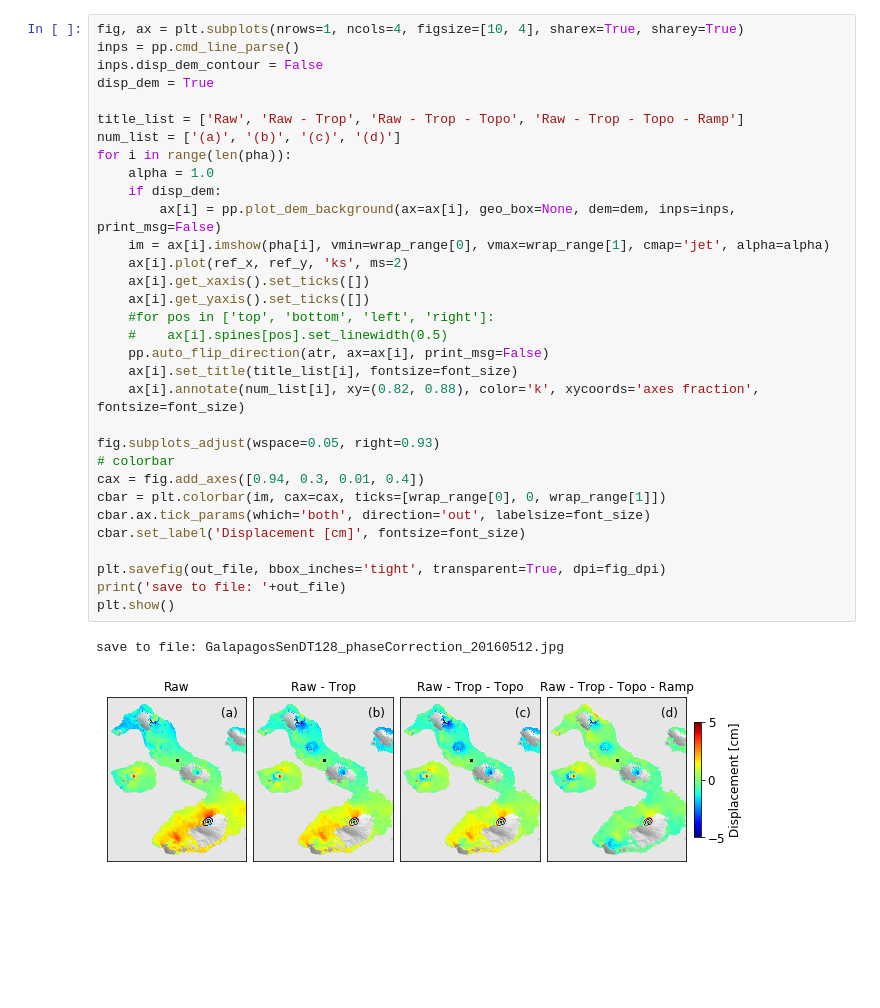
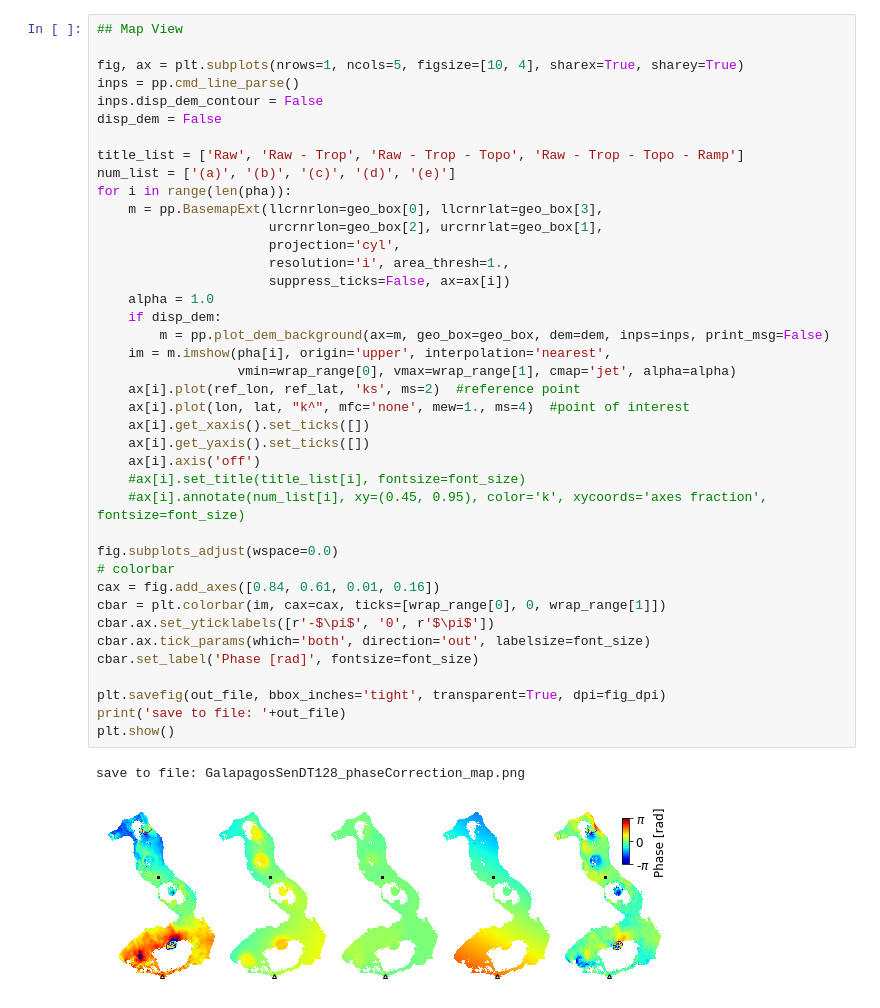
Before and after one commit to geodesymiami/Yunjun_et_al-2019-MintPy, a Jupyter notebook: phase_correction.ipynb, the cells around one changed output. Cells and saved outputs as stored; diff of their text form; blank space fills up the shorter version.

Commit message:
finish phase_correction and add timeseries_Fernandina

```diff
--- a/phase_correction.ipynb
+++ b/phase_correction.ipynb
@@ -51,36 +68,44 @@ reading timeseries data from file: timeseries_ECMWF_demErr_refDate_plane.h5 ...
 Done.
 # %%
-fig, ax = plt.subplots(nrows=1, ncols=4, figsize=[10, 4], sharex=True, sharey=True)
+## Map View
+
+fig, ax = plt.subplots(nrows=1, ncols=5, figsize=[10, 4], sharex=True, sharey=True)
 inps = pp.cmd_line_parse()
 inps.disp_dem_contour = False
-disp_dem = True
+disp_dem = False
 
 title_list = ['Raw', 'Raw - Trop', 'Raw - Trop - Topo', 'Raw - Trop - Topo - Ramp']
-num_list = ['(a)', '(b)', '(c)', '(d)']
+num_list = ['(a)', '(b)', '(c)', '(d)', '(e)']
 for i in range(len(pha)):
+    m = pp.BasemapExt(llcrnrlon=geo_box[0], llcrnrlat=geo_box[3],
+                      urcrnrlon=geo_box[2], urcrnrlat=geo_box[1],
+                      projection='cyl',
+                      resolution='i', area_thresh=1.,
+                      suppress_ticks=False, ax=ax[i])
     alpha = 1.0
     if disp_dem:
-        ax[i] = pp.plot_dem_background(ax=ax[i], geo_box=None, dem=dem, inps=inps, print_msg=False)
-    im = ax[i].imshow(pha[i], vmin=wrap_range[0], vmax=wrap_range[1], cmap='jet', alpha=alpha)
-    ax[i].plot(ref_x, ref_y, 'ks', ms=2)
+        m = pp.plot_dem_background(ax=m, geo_box=geo_box, dem=dem, inps=inps, print_msg=False)
+    im = m.imshow(pha[i], origin='upper', interpolation='nearest',
+                  vmin=wrap_range[0], vmax=wrap_range[1], cmap='jet', alpha=alpha)
+    ax[i].plot(ref_lon, ref_lat, 'ks', ms=2)  #reference point
+    ax[i].plot(lon, lat, "k^", mfc='none', mew=1., ms=4)  #point of interest
     ax[i].get_xaxis().set_ticks([])
     ax[i].get_yaxis().set_ticks([])
-    #for pos in ['top', 'bottom', 'left', 'right']:
-    #    ax[i].spines[pos].set_linewidth(0.5)
-    pp.auto_flip_direction(atr, ax=ax[i], print_msg=False)
-    ax[i].set_title(title_list[i], fontsize=font_size)
-    ax[i].annotate(num_list[i], xy=(0.82, 0.88), color='k', xycoords='axes fraction', fontsize=font_size)
+    ax[i].axis('off')
+    #ax[i].set_title(title_list[i], fontsize=font_size)
+    #ax[i].annotate(num_list[i], xy=(0.45, 0.95), color='k', xycoords='axes fraction', fontsize=font_size)
 
-fig.subplots_adjust(wspace=0.05, right=0.93)
+fig.subplots_adjust(wspace=0.0)
 # colorbar
-cax = fig.add_axes([0.94, 0.3, 0.01, 0.4])
+cax = fig.add_axes([0.84, 0.61, 0.01, 0.16])
 cbar = plt.colorbar(im, cax=cax, ticks=[wrap_range[0], 0, wrap_range[1]])
+cbar.ax.set_yticklabels([r'-$\pi$', '0', r'$\pi$'])
 cbar.ax.tick_params(which='both', direction='out', labelsize=font_size)
-cbar.set_label('Displacement [cm]', fontsize=font_size)
+cbar.set_label('Phase [rad]', fontsize=font_size)
 
 plt.savefig(out_file, bbox_inches='tight', transparent=True, dpi=fig_dpi)
 print('save to file: '+out_file)
 plt.show()
 # %% [output]
-save to file: GalapagosSenDT128_phaseCorrection_20160512.jpg
+save to file: GalapagosSenDT128_phaseCorrection_map.png
-[figure, old version]
+[figure, new version]
```
Also changed, not shown: parts of 3 cells of this notebook, 1 other file.
